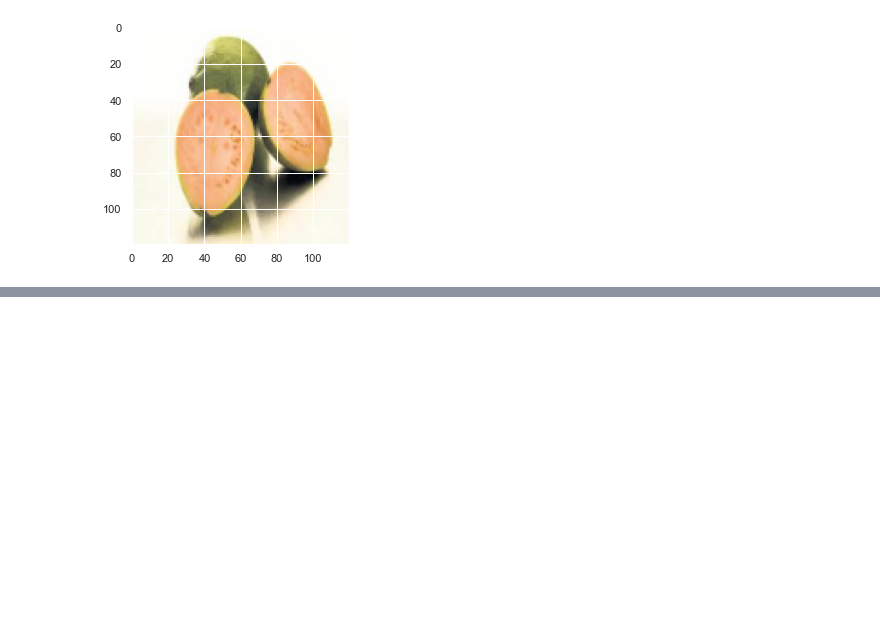
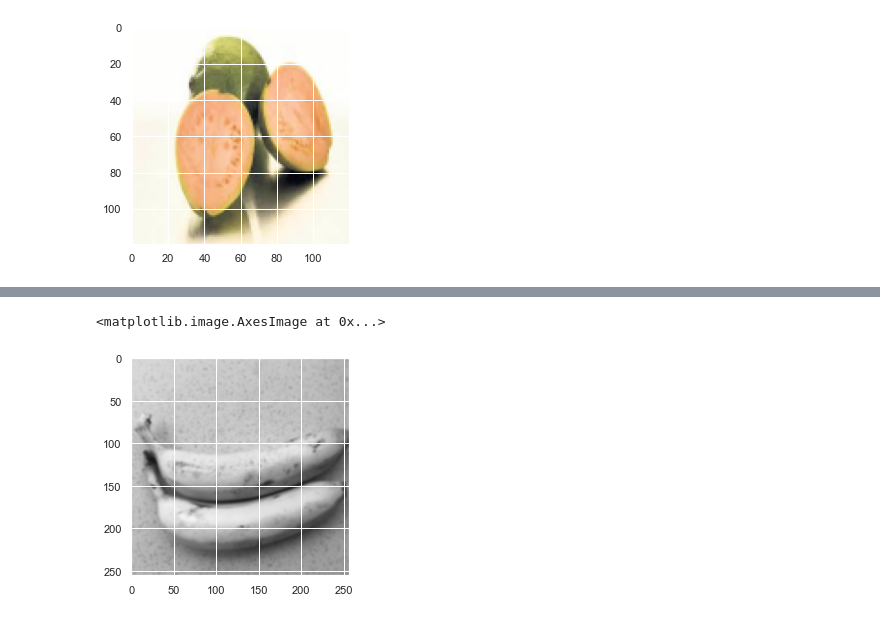
Before and after one commit to ChetanKrishna07/Fruit_Recognition, a Jupyter notebook: ImageProssesing.ipynb, the cells around one changed output, grey strips where cells are left out. Cells and saved outputs as stored; diff of their text form; code cells hidden in the pictures; blank space fills up the shorter version.

```diff
--- a/ImageProssesing.ipynb
+++ b/ImageProssesing.ipynb
@@ -143,0 +105,7 @@ IndexError: list index out of range
+# %%
+blurred = cv2.GaussianBlur(gray, (5,5), 0)
+# %%
+plt.imshow(blurred)
+# %% [output]
+<matplotlib.image.AxesImage at 0x...>
+[figure, added]
```
Also changed, not shown: parts of 16 cells of this notebook.
